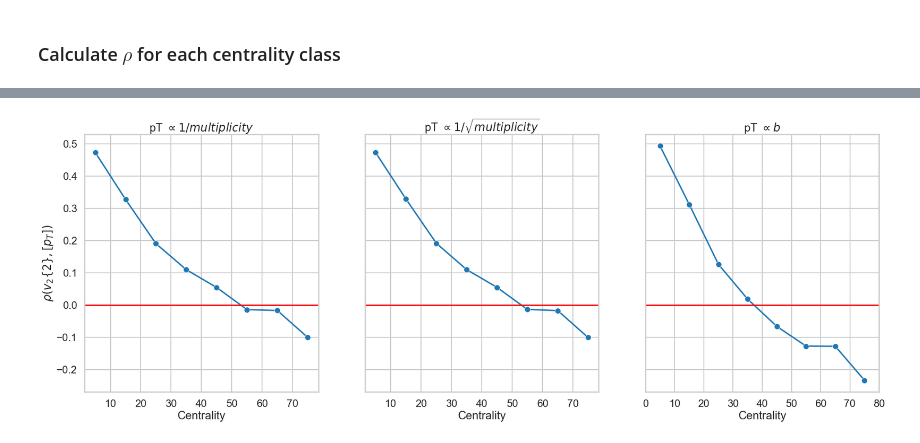
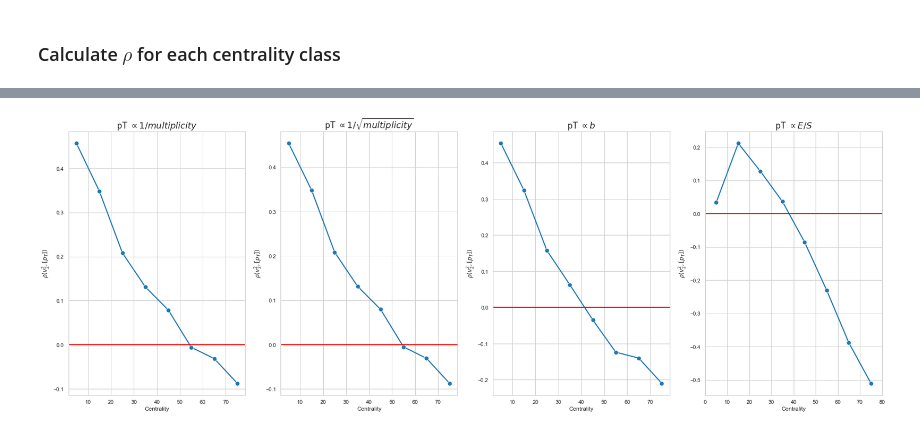
Before and after one commit to danOSU/observables, a Jupyter notebook: trento_ptvn/MAP/calculate <p_T>,v_n correlation for PbPb 5.02 TeV.ipynb, the cells around one changed output, grey strips where cells are left out. Drawn from its saved outputs; the diff is of its cells as text; code cells hidden in the pictures.

```diff
--- a/trento_ptvn/MAP/calculate <p_T>,v_n correlation for PbPb 5.02 TeV.ipynb
+++ b/trento_ptvn/MAP/calculate <p_T>,v_n correlation for PbPb 5.02 TeV.ipynb
@@ -31,3 +15,5 @@ trento_out_df
+# %%
+trento_out_df = trento_out_df.iloc[0:60000]
 # %% [markdown]
 ### Find multiplicity observables by sorting the Trento outputs with integrated reduced thickness
 # %%
@@ -50,0 +37,9 @@ trento_out_df_sorted
+# %%
+sns.set_context('notebook')
+x = trento_out_df_sorted['impact_param']
+y = np.sqrt(trento_out_df_sorted['E'])
+
+
+ax=sns.scatterplot(x,y)
+ax.set_ylabel(r'$E$')
+ax.set_xlabel('b')
@@ -83,18 +81,22 @@ def calculate_rho(pT_method=0):
     pT_method=2:
     Calculate pT assuming it's propotional to the impact parameter
     -----------
+    pT_method=3:
+    Calculate pT using R^2 value that Trento outputs acording to Giuliano GIACALONE thesis
     Return : 1D array of calculate rho parameter values"""
 
 
     rho = []
     for n_min, n_max in event_cen:
-        v2 = trento_out_df_sorted['e2'][n_min:n_max]
+        v2 = np.square(trento_out_df_sorted['e2'][n_min:n_max])
         if pT_method==0:
             pT = np.divide(1,trento_out_df_sorted['mult'][n_min:n_max])
         if pT_method==1:
             pT = np.divide(1,np.sqrt(trento_out_df_sorted['mult'][n_min:n_max]))
         if pT_method==2:
             pT = trento_out_df_sorted['impact_param'][n_min:n_max]
+        if pT_method==3:
+            pT = np.divide(trento_out_df_sorted['E'][n_min:n_max],trento_out_df_sorted['mult'][n_min:n_max])
         X = np.vstack((v2,pT))
         #print(X.shape)
         rho_value = np.corrcoef(X)
@@ -104,20 +106,20 @@ def calculate_rho(pT_method=0):
     #print(rho)
     return(rho)
 # %%
-pT_methods = ['pT $\propto 1/multiplicity$', 'pT $\propto 1/\sqrt{multiplicity}$','pT $\propto b$']
+pT_methods = ['pT $\propto 1/multiplicity$', 'pT $\propto 1/\sqrt{multiplicity}$','pT $\propto b$', 'pT $\propto E/S$']
 # %%
-fig, axs = plt.subplots(1,3, figsize=(30,10),sharex=True, sharey=True)
+fig, axs = plt.subplots(1,4, figsize=(30,10),sharex=True, sharey=False)
 sns.set_style('whitegrid')
-#sns.set_context('')
+sns.set_context('talk')
 for i, ax in enumerate(axs):
     rho = calculate_rho(i)
     cen_array = [((mn+mx)/2) for mn,mx in cent_classe]
     sns.lineplot(x=cen_array, y=rho, marker="o",ax=ax)
     ax.axhline(color='r')
     ax.set_title(pT_methods[i])
     ax.set_xticks([0,10,20,30,40,50,60,70,80])
     #ax.set_xticklabels([0,10,20,30,40,50,60,70,80])
     ax.set_xlabel('Centrality')
-    ax.set_ylabel(r'$\rho(v_2\{2\},[p_T])$')
+    ax.set_ylabel(r'$\rho(v_2^{2},[p_T])$')
 # %% [output]
-[figure, old version]
+[figure, new version]
```
Also changed, not shown: parts of 5 cells of this notebook, 17 other files.
